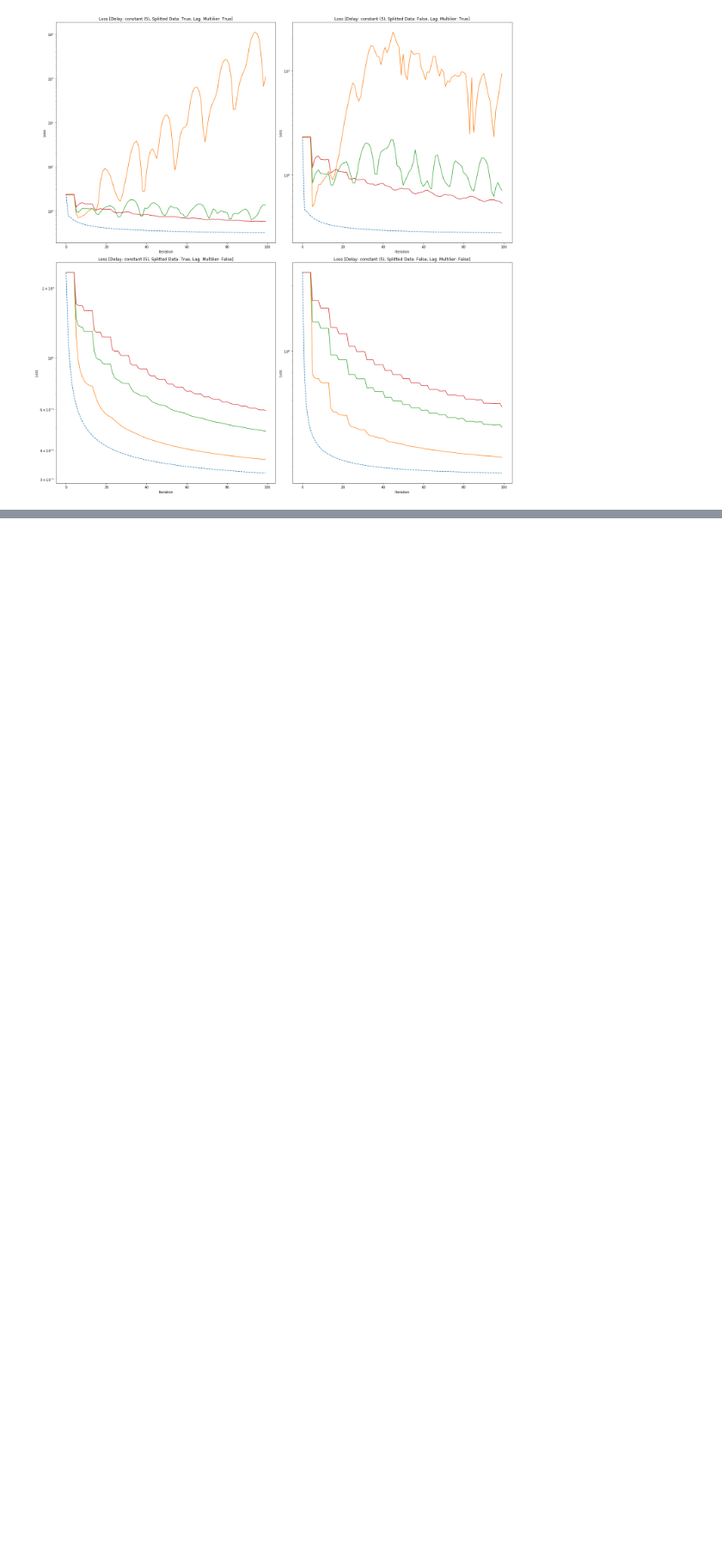
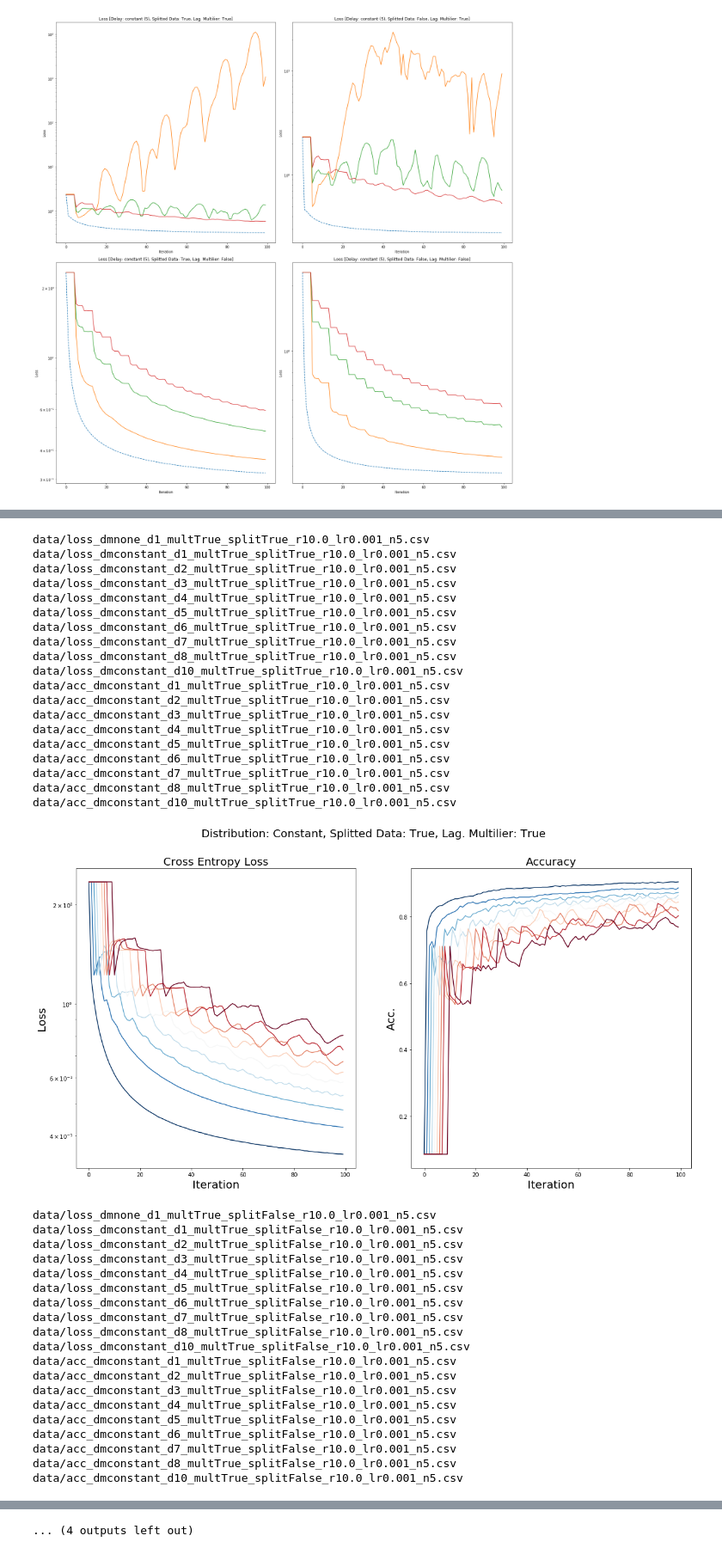
Before and after one commit to filipre/master-experiments, a Jupyter notebook: admm-logistic-regression/visualizations.ipynb, the cells around one changed output, grey strips where cells are left out. Shown at 86% size. Cells and saved outputs as stored; diff of their text form; code cells hidden in the pictures; blank space fills up the shorter version.

```diff
--- a/admm-logistic-regression/visualizations.ipynb
+++ b/admm-logistic-regression/visualizations.ipynb
@@ -362,0 +126,50 @@ data/acc_dmuniform_d10_multFalse_splitFalse_r10.0_lr0.001_n5.csv
+# %%
+createDifferentDelayGraph(n=5, lr=0.001, dm="constant", r=10.0, ds=[1, 2, 3, 4, 5, 6, 7, 8, 10], mult=True, split=True)
+createDifferentDelayGraph(n=5, lr=0.001, dm="constant", r=10.0, ds=[1, 2, 3, 4, 5, 6, 7, 8, 10], mult=True, split=False)
+createDifferentDelayGraph(n=5, lr=0.001, dm="constant", r=10.0, ds=[1, 2, 3, 4, 5, 6, 7, 8, 10], mult=False, split=True)
+createDifferentDelayGraph(n=5, lr=0.001, dm="constant", r=10.0, ds=[1, 2, 3, 4, 5, 6, 7, 8, 10], mult=False, split=False)
+
+createDifferentDelayGraph(n=5, lr=0.001, dm="uniform", r=10.0, ds=[1, 2, 3, 4, 5, 6, 7, 8, 10], mult=True, split=True)
+createDifferentDelayGraph(n=5, lr=0.001, dm="uniform", r=10.0, ds=[1, 2, 3, 4, 5, 6, 7, 8, 10], mult=True, split=False)
+createDifferentDelayGraph(n=5, lr=0.001, dm="uniform", r=10.0, ds=[1, 2, 3, 4, 5, 6, 7, 8, 10], mult=False, split=True)
+createDifferentDelayGraph(n=5, lr=0.001, dm="uniform", r=10.0, ds=[1, 2, 3, 4, 5, 6, 7, 8, 10], mult=False, split=False)
+# %% [output]
+data/loss_dmnone_d1_multTrue_splitTrue_r10.0_lr0.001_n5.csv
+data/loss_dmconstant_d1_multTrue_splitTrue_r10.0_lr0.001_n5.csv
+data/loss_dmconstant_d2_multTrue_splitTrue_r10.0_lr0.001_n5.csv
+data/loss_dmconstant_d3_multTrue_splitTrue_r10.0_lr0.001_n5.csv
+data/loss_dmconstant_d4_multTrue_splitTrue_r10.0_lr0.001_n5.csv
+data/loss_dmconstant_d5_multTrue_splitTrue_r10.0_lr0.001_n5.csv
+data/loss_dmconstant_d6_multTrue_splitTrue_r10.0_lr0.001_n5.csv
+data/loss_dmconstant_d7_multTrue_splitTrue_r10.0_lr0.001_n5.csv
+data/loss_dmconstant_d8_multTrue_splitTrue_r10.0_lr0.001_n5.csv
+data/loss_dmconstant_d10_multTrue_splitTrue_r10.0_lr0.001_n5.csv
+data/acc_dmconstant_d1_multTrue_splitTrue_r10.0_lr0.001_n5.csv
+data/acc_dmconstant_d2_multTrue_splitTrue_r10.0_lr0.001_n5.csv
+data/acc_dmconstant_d3_multTrue_splitTrue_r10.0_lr0.001_n5.csv
+data/acc_dmconstant_d4_multTrue_splitTrue_r10.0_lr0.001_n5.csv
+data/acc_dmconstant_d5_multTrue_splitTrue_r10.0_lr0.001_n5.csv
+data/acc_dmconstant_d6_multTrue_splitTrue_r10.0_lr0.001_n5.csv
+data/acc_dmconstant_d7_multTrue_splitTrue_r10.0_lr0.001_n5.csv
+data/acc_dmconstant_d8_multTrue_splitTrue_r10.0_lr0.001_n5.csv
+data/acc_dmconstant_d10_multTrue_splitTrue_r10.0_lr0.001_n5.csv
+[figure, added]
+data/loss_dmnone_d1_multTrue_splitFalse_r10.0_lr0.001_n5.csv
+data/loss_dmconstant_d1_multTrue_splitFalse_r10.0_lr0.001_n5.csv
+data/loss_dmconstant_d2_multTrue_splitFalse_r10.0_lr0.001_n5.csv
+data/loss_dmconstant_d3_multTrue_splitFalse_r10.0_lr0.001_n5.csv
+data/loss_dmconstant_d4_multTrue_splitFalse_r10.0_lr0.001_n5.csv
+data/loss_dmconstant_d5_multTrue_splitFalse_r10.0_lr0.001_n5.csv
+data/loss_dmconstant_d6_multTrue_splitFalse_r10.0_lr0.001_n5.csv
+data/loss_dmconstant_d7_multTrue_splitFalse_r10.0_lr0.001_n5.csv
+data/loss_dmconstant_d8_multTrue_splitFalse_r10.0_lr0.001_n5.csv
+data/loss_dmconstant_d10_multTrue_splitFalse_r10.0_lr0.001_n5.csv
+data/acc_dmconstant_d1_multTrue_splitFalse_r10.0_lr0.001_n5.csv
+data/acc_dmconstant_d2_multTrue_splitFalse_r10.0_lr0.001_n5.csv
+data/acc_dmconstant_d3_multTrue_splitFalse_r10.0_lr0.001_n5.csv
+data/acc_dmconstant_d4_multTrue_splitFalse_r10.0_lr0.001_n5.csv
+data/acc_dmconstant_d5_multTrue_splitFalse_r10.0_lr0.001_n5.csv
+data/acc_dmconstant_d6_multTrue_splitFalse_r10.0_lr0.001_n5.csv
+data/acc_dmconstant_d7_multTrue_splitFalse_r10.0_lr0.001_n5.csv
+data/acc_dmconstant_d8_multTrue_splitFalse_r10.0_lr0.001_n5.csv
+data/acc_dmconstant_d10_multTrue_splitFalse_r10.0_lr0.001_n5.csv
@@ -363,2 +257,3 @@ data/acc_dmuniform_d10_multFalse_splitFalse_r10.0_lr0.001_n5.csv
+... (4 outputs left out)
 # %%
 # Time plots
```
Also changed, not shown: parts of 5 cells of this notebook, 1 other file.
